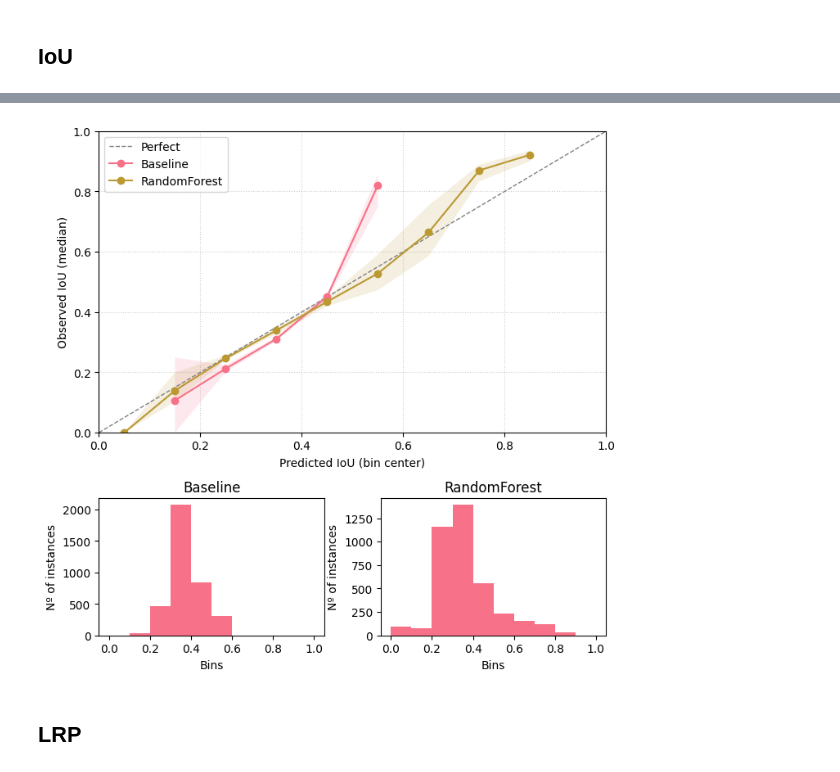
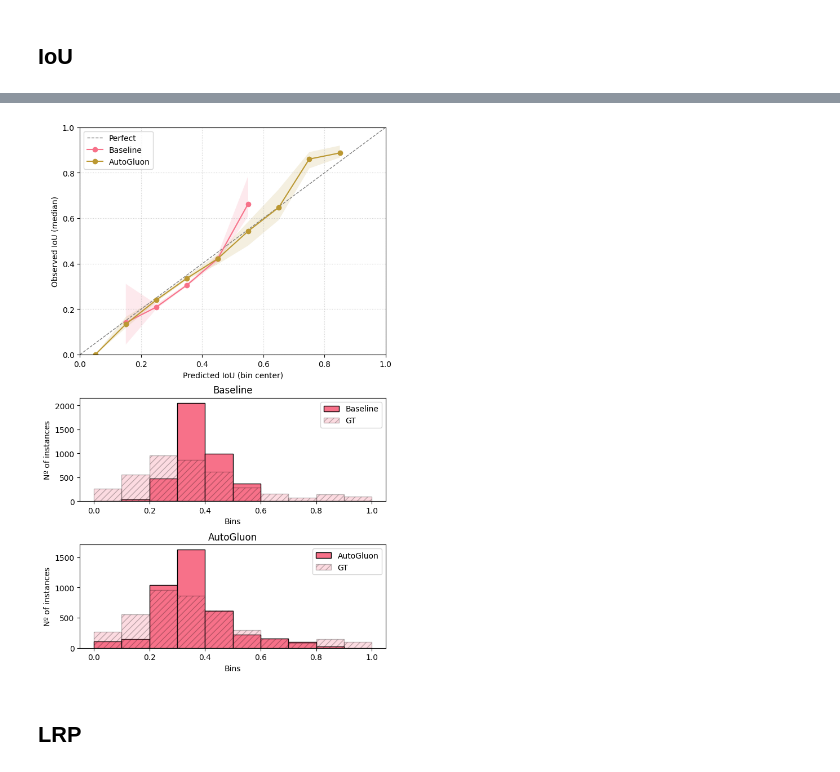
Before and after one commit to femartip/frame-validity-od, a Jupyter notebook: notebooks/assess_pred_analysis.ipynb, the cells around one changed output, grey strips where cells are left out. Saved outputs shown, nothing was run; the diff lists cells and outputs as text; code cells hidden in the pictures.

Commit message:
Updated scripts to show gt and predictions on images. Plots updated. Still, faster-rcnn not trained with new split.

```diff
--- a/notebooks/assess_pred_analysis.ipynb
+++ b/notebooks/assess_pred_analysis.ipynb
@@ -54,6 +58,9 @@ print(iou_assessor_results.head(5))
 dataset_root = "../data/zod"
 version = "full"
 zod_frames = ZodFrames(dataset_root=dataset_root, version=version)
+# %%
+with open(f"../results/{model}/predictions.json", "r") as f:
+    preds = json.load(f)
 # %% [markdown]
 # Assessor Performance
 # %%
@@ -187,7 +194,15 @@ for frame_id in high_error.index:
     annotations_2d = [annotation.box2d for annotation in annotations if annotation.name in ['Vehicle', 'Pedestrian', 'VulnerableVehicle'] and str(annotation.occlusion_level) in ["None", "Medium"] and (annotation.box2d.ymax - annotation.box2d.ymin) >= 25]
 
     for ann in annotations_2d:
-        image_with_boxes = overlay_object_2d_box_on_image(image,ann, color=(255, 0, 0), line_thickness=10)
+        image_with_boxes = overlay_object_2d_box_on_image(image,ann, color=(0, 255, 0), line_thickness=10)
+
+    pred = preds.get(str(frame_id), {"boxes": []})
+    for i, box in enumerate(pred["boxes"]):
+        if box == []:
+            print(f"Missing box for frame {frame_id}, box index {i}")
+        box2d = Box2D(xyxy=np.asarray(box), frame=zod_frame)
+        image_with_boxes = overlay_object_2d_box_on_image(image_with_boxes, box2d, color=(255, 0, 0), line_thickness=5)
+
 
     if image_with_boxes is None:
         missing.append(frame_id)
@@ -263,0 +274,8 @@ display(iou_assessor_results.loc[id_bad_gt])
+# %%
+lrp_error_df = lrp_assessor_results.copy()
+lrp_error_df[f"abs_delta_{TARGET_MODEL}"] = (lrp_error_df["GT"] - lrp_error_df[TARGET_MODEL]).abs()
+lrp_error_df[f"delta_{TARGET_MODEL}"] = (lrp_error_df["GT"] - lrp_error_df[TARGET_MODEL])
+lrp_high_error = lrp_error_df[lrp_error_df[f"abs_delta_{TARGET_MODEL}"] > THRESHOLD]
+
+print(f"High-error instances (|GT - {TARGET_MODEL}| > {THRESHOLD}): {len(lrp_high_error)}")
+display(lrp_high_error[["GT", TARGET_MODEL, f"abs_delta_{TARGET_MODEL}", f"delta_{TARGET_MODEL}"]].head(10))
@@ -320,7 +450,7 @@ def plot_calibration_curve(y_true, y_pred, bin_size=0.1, metric: str = "IoU", ax
     return ax
 
 
-def plot_inst_per_bin(y_pred, bin_size=0.1, ax=None, label=None):
+def plot_inst_per_bin(y_pred, bin_size=0.1, ax=None, label=None, alpha=1.0, linestyle='-', fill="///", fillcolor="black"):
     y_pred = np.asarray(y_pred)
 
     bins = np.arange(0.0, 1.0 + bin_size, bin_size)
@@ -337,7 +467,7 @@ def plot_inst_per_bin(y_pred, bin_size=0.1, ax=None, label=None):
     if ax is None:
         _, ax = plt.subplots(figsize=(6, 6))
 
-    ax.bar(bin_centers, height=n_instances, width=bin_size, label=label or 'Model')
+    ax.bar(bin_centers, height=n_instances, width=bin_size, label=label or 'Model', alpha=alpha, linestyle=linestyle, hatch=fill, edgecolor='black', color=fillcolor)
     ax.set_xlabel('Bins')
     ax.set_ylabel('Nº of instances')
     if label is not None:
@@ -353,24 +483,26 @@ plot_inst_per_bin(iou_assessor_results["GT"])
 # %%
-fig = plt.figure(figsize=(8, 8))
-gs = GridSpec(2, 2, height_ratios=[2.2, 1], hspace=0.3, wspace=0.25)
+fig = plt.figure(figsize=(7, 12))
+gs = GridSpec(3, 1, height_ratios=[2.2, 1, 1], hspace=0.3, wspace=0.25)
 ax_cal = fig.add_subplot(gs[0, :])
 
 plot_calibration_curve(iou_assessor_results["GT"],iou_assessor_results["baseline"],ax=ax_cal,label="Baseline")
-plot_calibration_curve(iou_assessor_results["GT"],iou_assessor_results["rf"],ax=ax_cal,label="RandomForest", iden_line=False)
+plot_calibration_curve(iou_assessor_results["GT"],iou_assessor_results["autg"],ax=ax_cal,label="AutoGluon", iden_line=False)
 ax_cal.legend()
 
 ax_baseline = fig.add_subplot(gs[1, 0])
-plot_inst_per_bin(iou_assessor_results["baseline"], ax=ax_baseline)
+plot_inst_per_bin(iou_assessor_results["baseline"], ax=ax_baseline, label="Baseline", fillcolor="C0", fill=None)
+plot_inst_per_bin(iou_assessor_results["GT"], ax=ax_baseline,alpha=0.25, label="GT", fillcolor="C0", fill="///")
 ax_baseline.set_title("Baseline")
-ax_rf = fig.add_subplot(gs[1, 1])
-plot_inst_per_bin(iou_assessor_results["rf"], ax=ax_rf)
-ax_rf.set_title("RandomForest")
+ax_rf = fig.add_subplot(gs[2, 0])
+plot_inst_per_bin(iou_assessor_results["autg"], ax=ax_rf, label="AutoGluon", fillcolor="C0", fill=None)
+plot_inst_per_bin(iou_assessor_results["GT"], ax=ax_rf, alpha=0.25,label="GT", fillcolor="C0", fill="///")
+ax_rf.set_title("AutoGluon")
 
 plt.tight_layout()
-plt.savefig("./plots/iou_baseline_vs_rf_calib_curve.png")
+plt.savefig("./plots/iou_baseline_vs_autog_calib_curve.png")
 plt.show()
 # %% [output]
-[figure, old version]
+[figure, new version]
 # %% [markdown]
 ## LRP
 # %%
```
Also changed, not shown: parts of 24 cells of this notebook, 17 other files.
